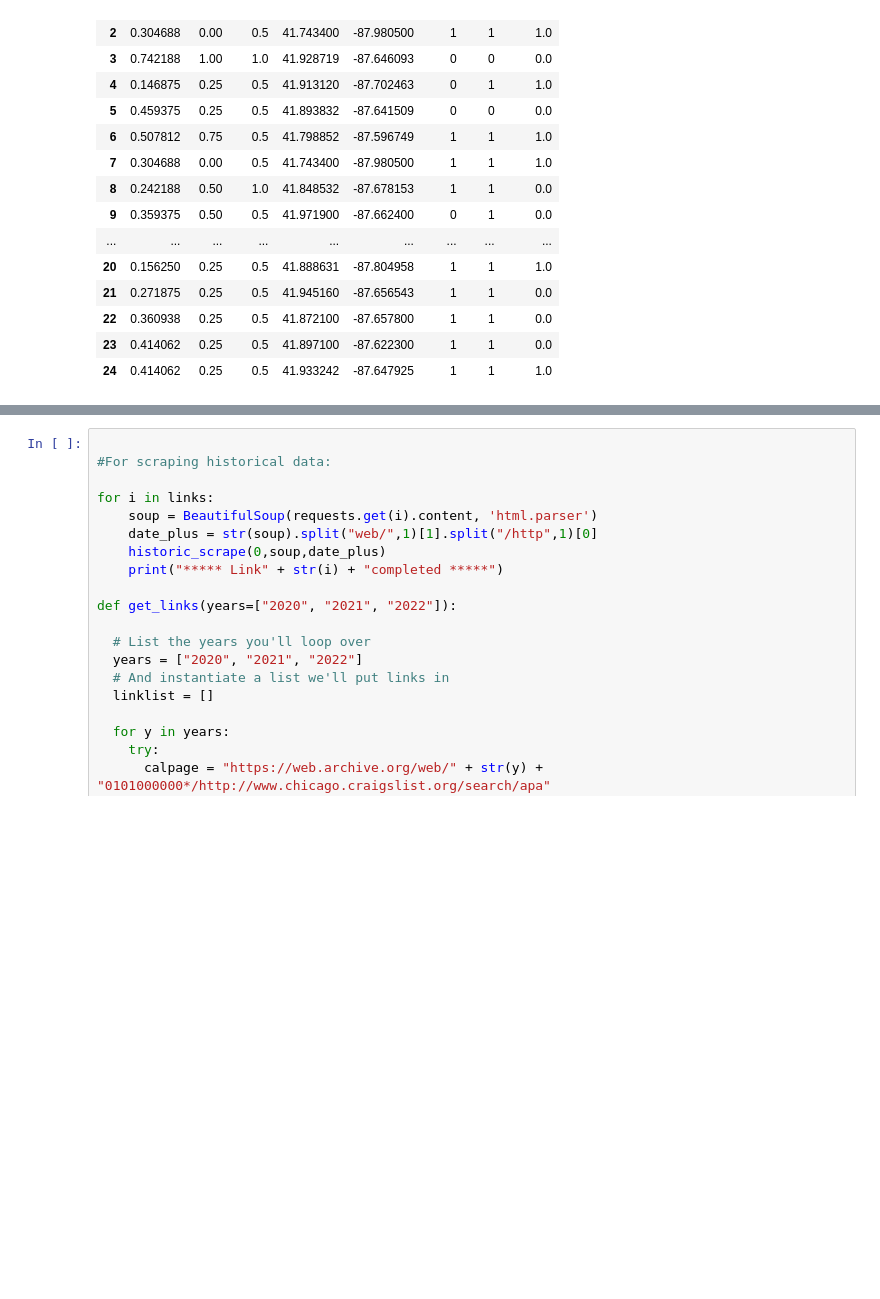
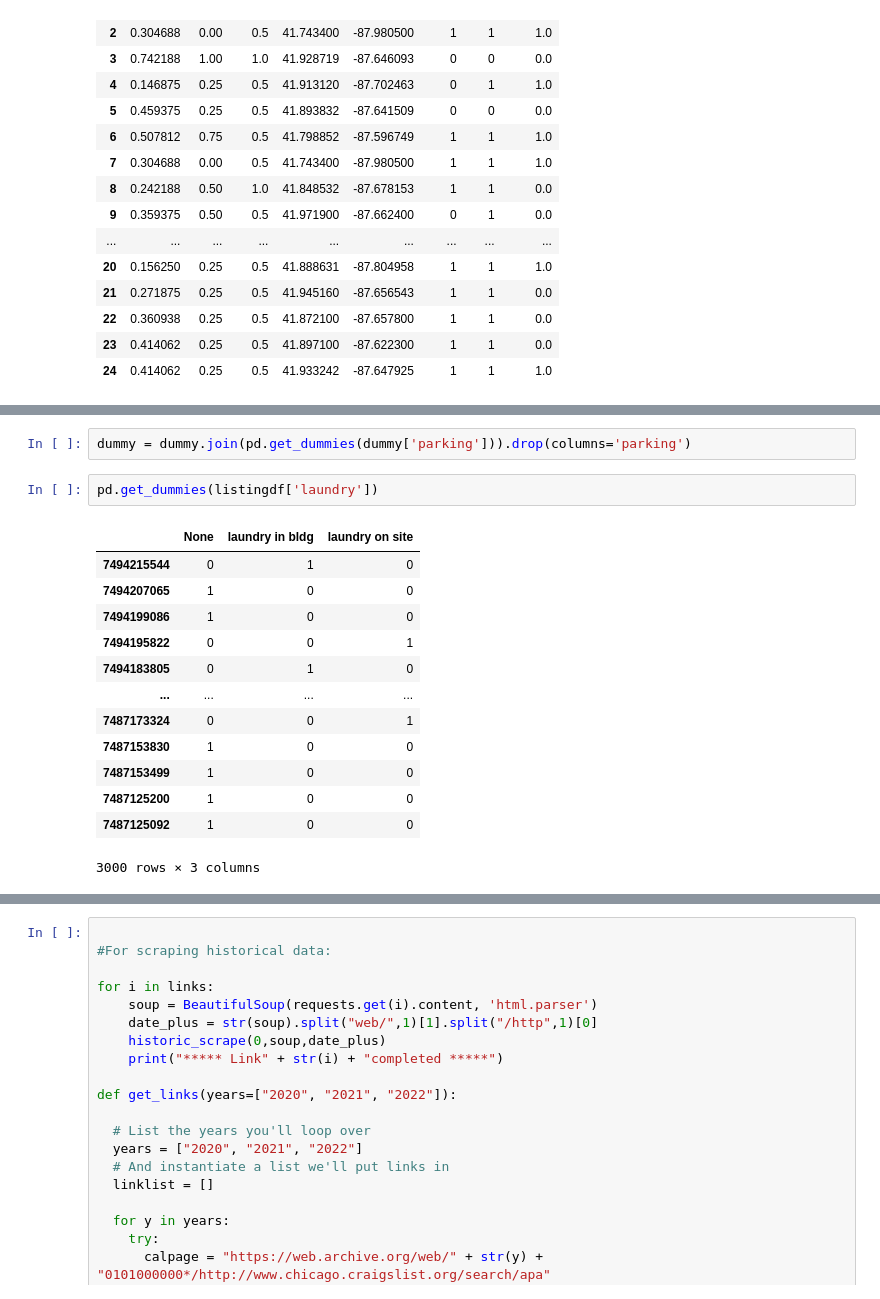
Before and after one commit to gbwiersum/CLApartmentScraper, a Jupyter notebook: CLScraper.ipynb, the cells around one changed output, grey strips where cells are left out. Drawn from its saved outputs; the diff is of its cells as text; blank space fills up the shorter version.

```diff
--- a/CLScraper.ipynb
+++ b/CLScraper.ipynb
@@ -398,0 +464,18 @@ sns.heatmap(dummy.corr(), annot=True)
+# %%
+dummy = dummy.join(pd.get_dummies(dummy['parking'])).drop(columns='parking')
+# %%
+pd.get_dummies(listingdf['laundry'])
+# %% [output]
+|  | None | laundry in bldg | laundry on site |
+| 7494215544 | 0 | 1 | 0 |
+| 7494207065 | 1 | 0 | 0 |
+| 7494199086 | 1 | 0 | 0 |
+| 7494195822 | 0 | 0 | 1 |
+| 7494183805 | 0 | 1 | 0 |
+| ... | ... | ... | ... |
+| 7487173324 | 0 | 0 | 1 |
+| 7487153830 | 1 | 0 | 0 |
+| 7487153499 | 1 | 0 | 0 |
+| 7487125200 | 1 | 0 | 0 |
+| 7487125092 | 1 | 0 | 0 |
+3000 rows × 3 columns
```
Also changed, not shown: parts of 22 cells of this notebook.
